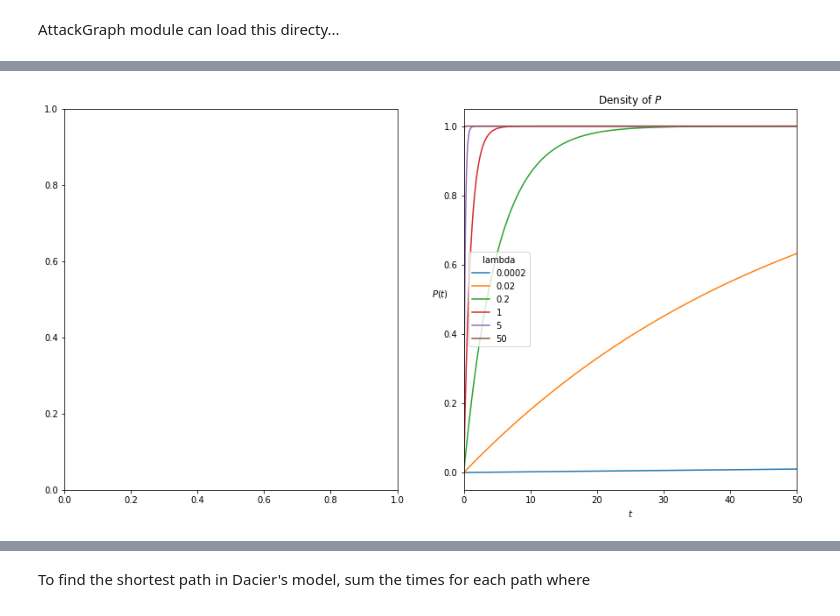
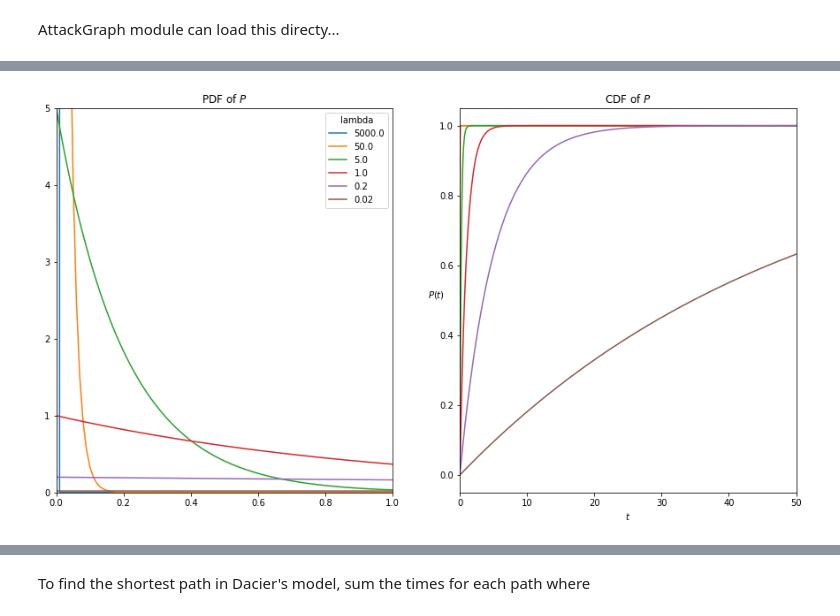
Before and after one commit to matt-smu/cat-dog, a Jupyter notebook: 001_ag_metrics.ipynb, the cells around one changed output, grey strips where cells are left out. Saved outputs shown, nothing was run; the diff lists cells and outputs as text; code cells hidden in the pictures.

```diff
--- a/001_ag_metrics.ipynb
+++ b/001_ag_metrics.ipynb
@@ -562,32 +480,39 @@ NameError: name 'f' is not defined
 # %%
 
 
 fig, ax = plt.subplots(1, 2, figsize=(15, 8))
 
 
 # mean time to fire transitions:
 # .0002 is quasi-instantanious
 # .02 is 1 hour
 # .2 1 day
 # 1 is 1 week
 # 5 is one month
 # 50 is one year
-lams = [.0002, .02, .2, 1, 5, 50]
+rates = np.array([.0002, .02, .2, 1., 5., 50.])
+lams = 1. / rates
 
-lam = 5
 t = np.arange(0, 50, 0.01)
 # y = expon.pdf(t, scale=1/5)
 for lam in lams:
-    y =  expon.cdf(t, scale=1/lam)
+    y_p = st.expon.pdf(t, scale=1/lam)
+    y =  st.expon.cdf(t, scale=1/lam)
+    ax[0].plot(t, y_p, label=lam)
     ax[1].plot(t, y, label=lam)
 plt.xlabel('$t$')
 plt.ylabel('$P(t)$', rotation=False)
-# ax[1].set_ylim([0,5])
+ax[0].set_ylim([0,5])
+ax[0].set_xlim([0,1])
+ax[0].legend(title='lambda')
 ax[1].set_xlim([0,50])
-ax[1].legend(title='lambda')
-plt.title('Density of $P$');
+# ax[1].legend(title='lambda')
+# plt.title('CDF of $P$');
+
+ax[0].title.set_text('PDF of $P$')
+ax[1].title.set_text('CDF of $P$')
 # %% [output]
-[figure, old version]
+[figure, new version]
 # %%
 
 ag = AttackGraph()
```
Also changed, not shown: parts of 28 cells of this notebook, 2 other files.
